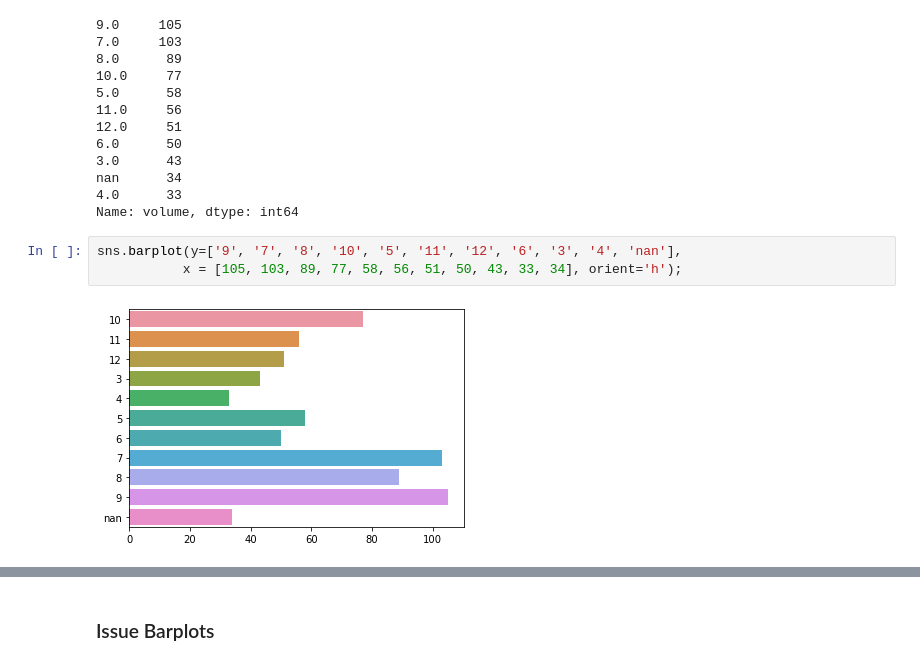
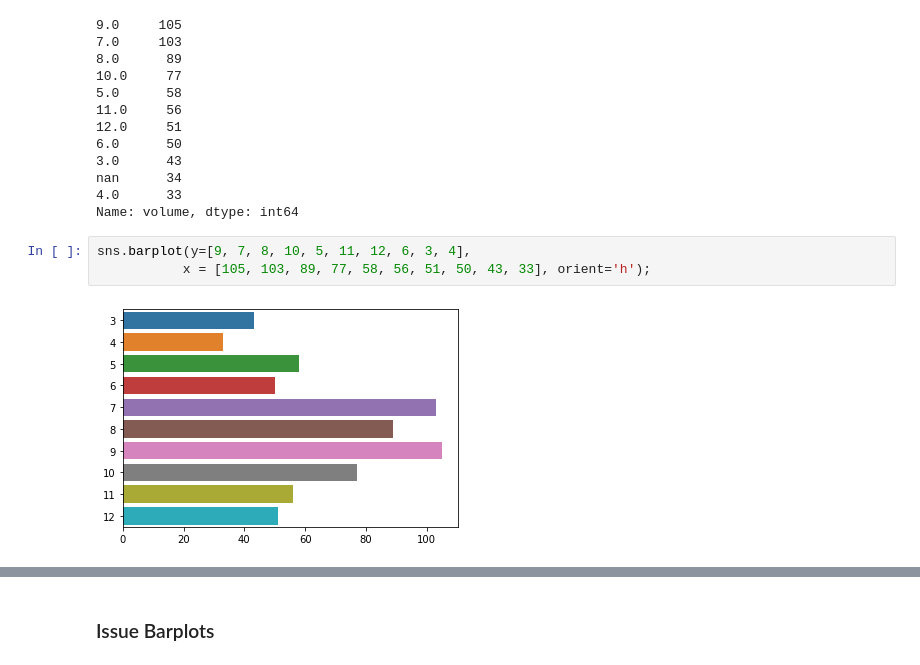
Before and after one commit to lmpack01/Research-Article-Retraction-Project, a Jupyter notebook: EDA and Feature Engineering.ipynb, the cells around one changed output, grey strips where cells are left out. Drawn from its saved outputs; the diff is of its cells as text.

```diff
--- a/EDA and Feature Engineering.ipynb
+++ b/EDA and Feature Engineering.ipynb
@@ -554,9 +567,9 @@ nan      34
 4.0      33
 Name: volume, dtype: int64
 # %%
-sns.barplot(y=['9', '7', '8', '10', '5', '11', '12', '6', '3', '4', 'nan'],
-           x = [105, 103, 89, 77, 58, 56, 51, 50, 43, 33, 34], orient='h');
+sns.barplot(y=[9, 7, 8, 10, 5, 11, 12, 6, 3, 4],
+           x = [105, 103, 89, 77, 58, 56, 51, 50, 43, 33], orient='h');
 # %% [output]
-[figure, old version]
+[figure, new version]
 # %%
 no_retract['volume'].value_counts().head(11)
```
Also changed, not shown: parts of 79 cells of this notebook, 4 other files.
